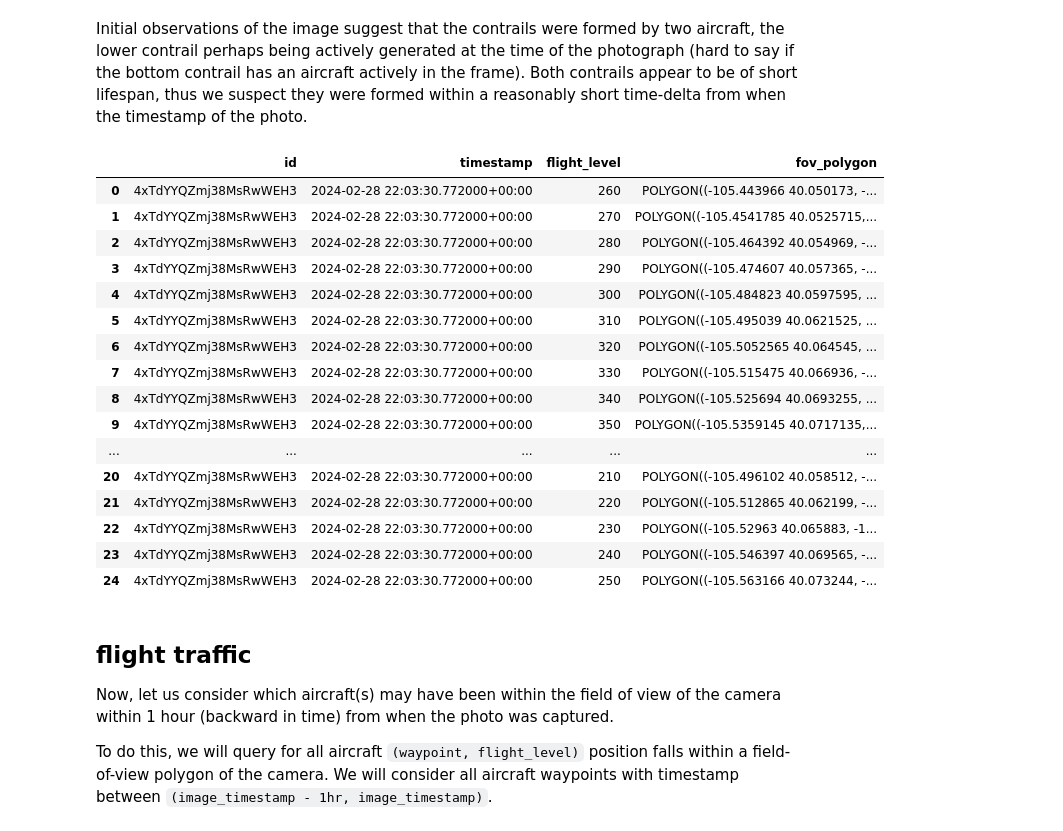
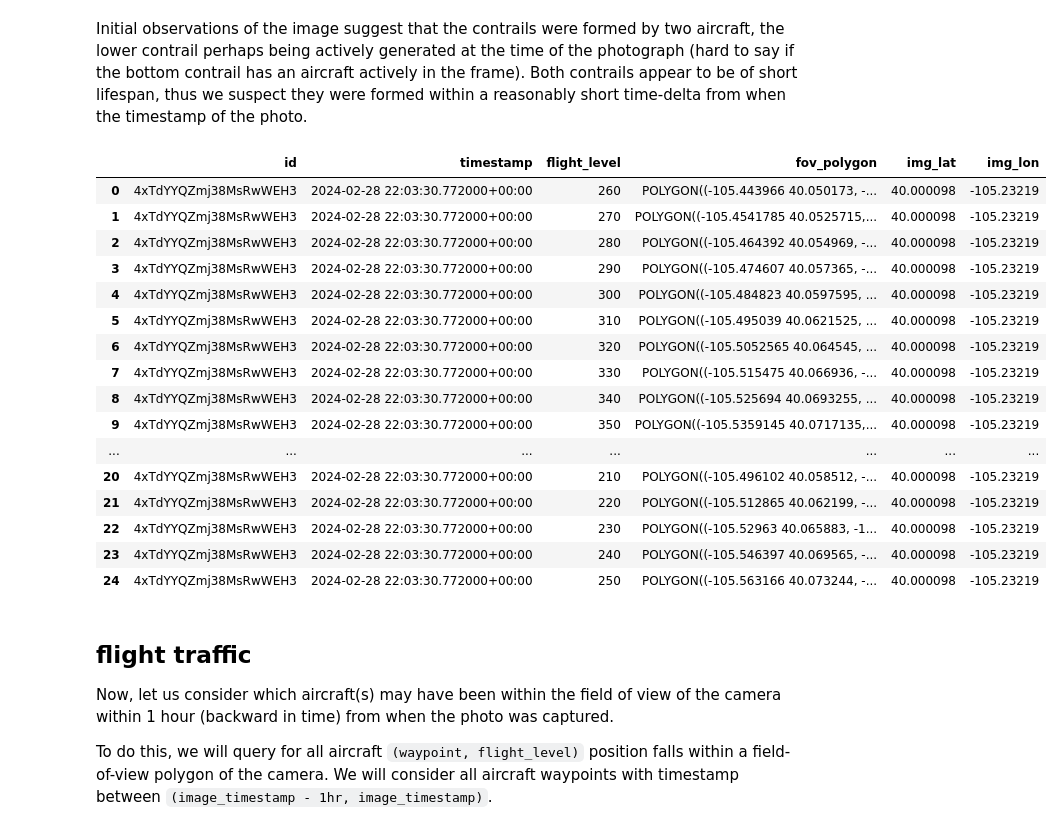
Before and after one commit to contrailcirrus/2024-06-contrails-workshop, a Jupyter notebook: labs/observer_app_hackathon/contributions/masson_demo.ipynb, the cells around one changed output. Cells and saved outputs as stored; diff of their text form; code cells hidden in the pictures.

```diff
--- a/labs/observer_app_hackathon/contributions/masson_demo.ipynb
+++ b/labs/observer_app_hackathon/contributions/masson_demo.ipynb
@@ -37,41 +37,41 @@ Both contrails appear to be of short lifespan, thus we suspect they were formed
 # %%
 from google.cloud import bigquery
 import pandas as pd
 
-IMAGE_QUERY = """SELECT meta_tb.id AS id, meta_tb.timestamp AS timestamp, fov_tb.level AS flight_level, fov_tb.geometry AS fov_polygon
+IMAGE_QUERY = """SELECT meta_tb.id AS id, meta_tb.timestamp AS timestamp, fov_tb.level AS flight_level, fov_tb.geometry AS fov_polygon, meta_tb.latitude AS img_lat, meta_tb.longitude AS img_lon
                  FROM `contrails-301217.workshop_observerapp.image_metadata` meta_tb
                  INNER JOIN `contrails-301217.workshop_observerapp.image_field_of_view` fov_tb
                  ON meta_tb.id=fov_tb.id WHERE fov_tb.id=@image_id"""
 param_cfg = bigquery.QueryJobConfig(
     query_parameters=[
         bigquery.ScalarQueryParameter("image_id", "STRING", PHOTO_ID),
     ]
 )
 
 bq_client = bigquery.Client()
 
 image_query = bq_client.query(query=IMAGE_QUERY, job_config=param_cfg)
 resp_rows = image_query.result()
 image_df = resp_rows.to_dataframe()
 display(image_df)
 # %% [output]
-|  | id | timestamp | flight_level | fov_polygon |
-| 0 | 4xTdYYQZmj38MsRwWEH3 | 2024-02-28 22:03:30.772000+00:00 | 260 | POLYGON((-105.443966 40.050173, -... |
-| 1 | 4xTdYYQZmj38MsRwWEH3 | 2024-02-28 22:03:30.772000+00:00 | 270 | POLYGON((-105.4541785 40.0525715,... |
-| 2 | 4xTdYYQZmj38MsRwWEH3 | 2024-02-28 22:03:30.772000+00:00 | 280 | POLYGON((-105.464392 40.054969, -... |
-| 3 | 4xTdYYQZmj38MsRwWEH3 | 2024-02-28 22:03:30.772000+00:00 | 290 | POLYGON((-105.474607 40.057365, -... |
-| 4 | 4xTdYYQZmj38MsRwWEH3 | 2024-02-28 22:03:30.772000+00:00 | 300 | POLYGON((-105.484823 40.0597595, ... |
-| 5 | 4xTdYYQZmj38MsRwWEH3 | 2024-02-28 22:03:30.772000+00:00 | 310 | POLYGON((-105.495039 40.0621525, ... |
-| 6 | 4xTdYYQZmj38MsRwWEH3 | 2024-02-28 22:03:30.772000+00:00 | 320 | POLYGON((-105.5052565 40.064545, ... |
-| 7 | 4xTdYYQZmj38MsRwWEH3 | 2024-02-28 22:03:30.772000+00:00 | 330 | POLYGON((-105.515475 40.066936, -... |
-| 8 | 4xTdYYQZmj38MsRwWEH3 | 2024-02-28 22:03:30.772000+00:00 | 340 | POLYGON((-105.525694 40.0693255, ... |
-| 9 | 4xTdYYQZmj38MsRwWEH3 | 2024-02-28 22:03:30.772000+00:00 | 350 | POLYGON((-105.5359145 40.0717135,... |
-| ... | ... | ... | ... | ... |
-| 20 | 4xTdYYQZmj38MsRwWEH3 | 2024-02-28 22:03:30.772000+00:00 | 210 | POLYGON((-105.496102 40.058512, -... |
-| 21 | 4xTdYYQZmj38MsRwWEH3 | 2024-02-28 22:03:30.772000+00:00 | 220 | POLYGON((-105.512865 40.062199, -... |
-| 22 | 4xTdYYQZmj38MsRwWEH3 | 2024-02-28 22:03:30.772000+00:00 | 230 | POLYGON((-105.52963 40.065883, -1... |
-| 23 | 4xTdYYQZmj38MsRwWEH3 | 2024-02-28 22:03:30.772000+00:00 | 240 | POLYGON((-105.546397 40.069565, -... |
-| 24 | 4xTdYYQZmj38MsRwWEH3 | 2024-02-28 22:03:30.772000+00:00 | 250 | POLYGON((-105.563166 40.073244, -... |
+|  | id | timestamp | flight_level | fov_polygon | img_lat | img_lon |
+| 0 | 4xTdYYQZmj38MsRwWEH3 | 2024-02-28 22:03:30.772000+00:00 | 260 | POLYGON((-105.443966 40.050173, -... | 40.000098 | -105.23219 |
+| 1 | 4xTdYYQZmj38MsRwWEH3 | 2024-02-28 22:03:30.772000+00:00 | 270 | POLYGON((-105.4541785 40.0525715,... | 40.000098 | -105.23219 |
+| 2 | 4xTdYYQZmj38MsRwWEH3 | 2024-02-28 22:03:30.772000+00:00 | 280 | POLYGON((-105.464392 40.054969, -... | 40.000098 | -105.23219 |
+| 3 | 4xTdYYQZmj38MsRwWEH3 | 2024-02-28 22:03:30.772000+00:00 | 290 | POLYGON((-105.474607 40.057365, -... | 40.000098 | -105.23219 |
+| 4 | 4xTdYYQZmj38MsRwWEH3 | 2024-02-28 22:03:30.772000+00:00 | 300 | POLYGON((-105.484823 40.0597595, ... | 40.000098 | -105.23219 |
+| 5 | 4xTdYYQZmj38MsRwWEH3 | 2024-02-28 22:03:30.772000+00:00 | 310 | POLYGON((-105.495039 40.0621525, ... | 40.000098 | -105.23219 |
+| 6 | 4xTdYYQZmj38MsRwWEH3 | 2024-02-28 22:03:30.772000+00:00 | 320 | POLYGON((-105.5052565 40.064545, ... | 40.000098 | -105.23219 |
+| 7 | 4xTdYYQZmj38MsRwWEH3 | 2024-02-28 22:03:30.772000+00:00 | 330 | POLYGON((-105.515475 40.066936, -... | 40.000098 | -105.23219 |
+| 8 | 4xTdYYQZmj38MsRwWEH3 | 2024-02-28 22:03:30.772000+00:00 | 340 | POLYGON((-105.525694 40.0693255, ... | 40.000098 | -105.23219 |
+| 9 | 4xTdYYQZmj38MsRwWEH3 | 2024-02-28 22:03:30.772000+00:00 | 350 | POLYGON((-105.5359145 40.0717135,... | 40.000098 | -105.23219 |
+| ... | ... | ... | ... | ... | ... | ... |
+| 20 | 4xTdYYQZmj38MsRwWEH3 | 2024-02-28 22:03:30.772000+00:00 | 210 | POLYGON((-105.496102 40.058512, -... | 40.000098 | -105.23219 |
+| 21 | 4xTdYYQZmj38MsRwWEH3 | 2024-02-28 22:03:30.772000+00:00 | 220 | POLYGON((-105.512865 40.062199, -... | 40.000098 | -105.23219 |
+| 22 | 4xTdYYQZmj38MsRwWEH3 | 2024-02-28 22:03:30.772000+00:00 | 230 | POLYGON((-105.52963 40.065883, -1... | 40.000098 | -105.23219 |
+| 23 | 4xTdYYQZmj38MsRwWEH3 | 2024-02-28 22:03:30.772000+00:00 | 240 | POLYGON((-105.546397 40.069565, -... | 40.000098 | -105.23219 |
+| 24 | 4xTdYYQZmj38MsRwWEH3 | 2024-02-28 22:03:30.772000+00:00 | 250 | POLYGON((-105.563166 40.073244, -... | 40.000098 | -105.23219 |
 # %% [markdown]
 ## flight traffic
 Now, let us consider which aircraft(s) may have been within the field of view of the camera within 1 hour (backward in time) from when the photo was captured.
```
Also changed, not shown: parts of 7 cells of this notebook.
